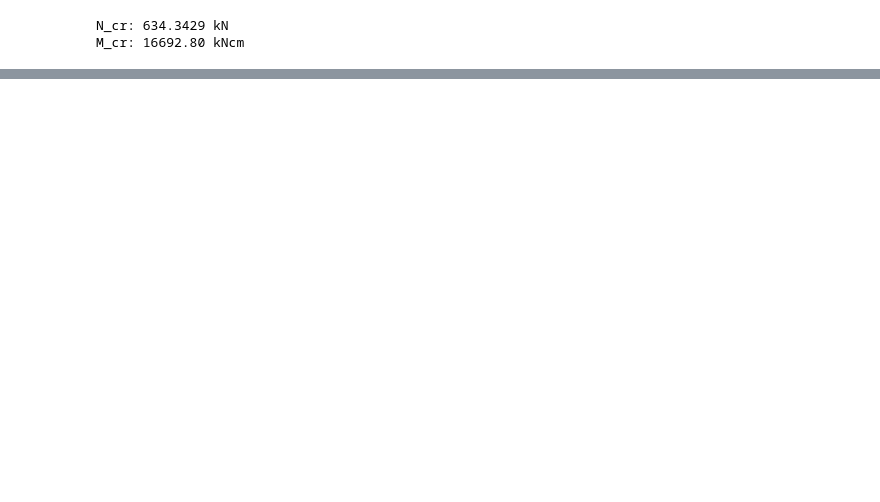
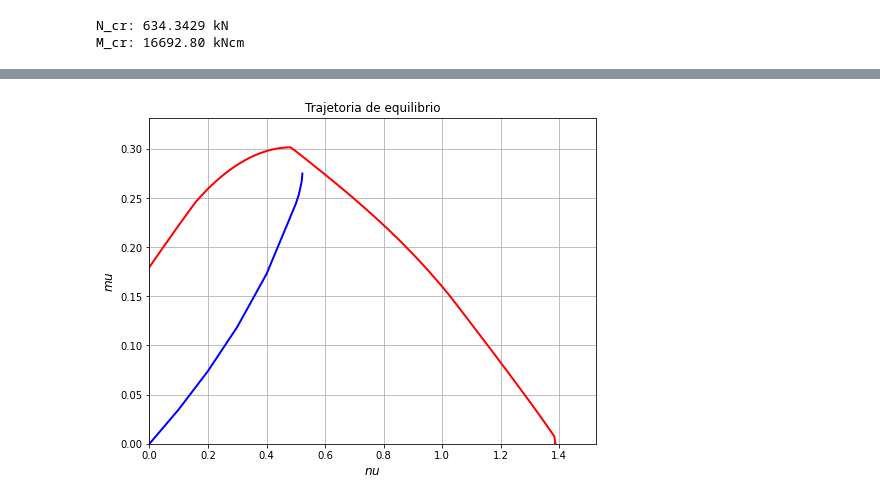
Before and after one commit to felipe-mello-dos-reis/EDI38, a Jupyter notebook: python/ELUi.ipynb, the cells around one changed output, grey strips where cells are left out. Drawn from its saved outputs; the diff is of its cells as text; code cells hidden in the pictures; blank space fills up the shorter version.

```diff
--- a/python/ELUi.ipynb
+++ b/python/ELUi.ipynb
@@ -26,3 +30,8 @@ print('M_cr: {:.2f} kNcm'.format(M_cr*1e5))
 # %% [output]
 N_cr: 634.3429 kN
 M_cr: 16692.80 kNcm
+# %%
+N_r, M_r = N_r_M_r(epsilon_c2, epsilon_cu, sigma_cd, n, b, f_yd, epsilon_yd, h, y_t, y_b, y_s, phi, nb, tol_k)
+nu_r = np.array(N_r)/(sigma_cd*b*h)
+mu_r = np.array(M_r)/(sigma_cd*b*h**2)
+print(nu_r,mu_r)
@@ -29,3 +56,19 @@ M_cr: 16692.80 kNcm
+# %%
+
+
+plt.figure(figsize=(8, 6))
+plt.plot(nu, mu, '-b', linewidth=2)
+plt.plot(nu_r, mu_r, '-r', linewidth=2)
+plt.xlabel('$ nu $', fontsize=12)
+plt.ylabel('$ mu $', fontsize=12)
+plt.xlim(min(nu), max(nu_r) * 1.1)
+plt.ylim(min(mu), max(mu_r) * 1.1)
+plt.title('Trajetoria de equilibrio', fontsize=12)
+# plt.gca().set_aspect('equal', adjustable='box')
+plt.grid(True)
+plt.show()
+# %% [output]
+[figure, added]
 # %%
 i = 1
 e = np.zeros(15)
```
Also changed, not shown: parts of 4 cells of this notebook, 2 other files.
